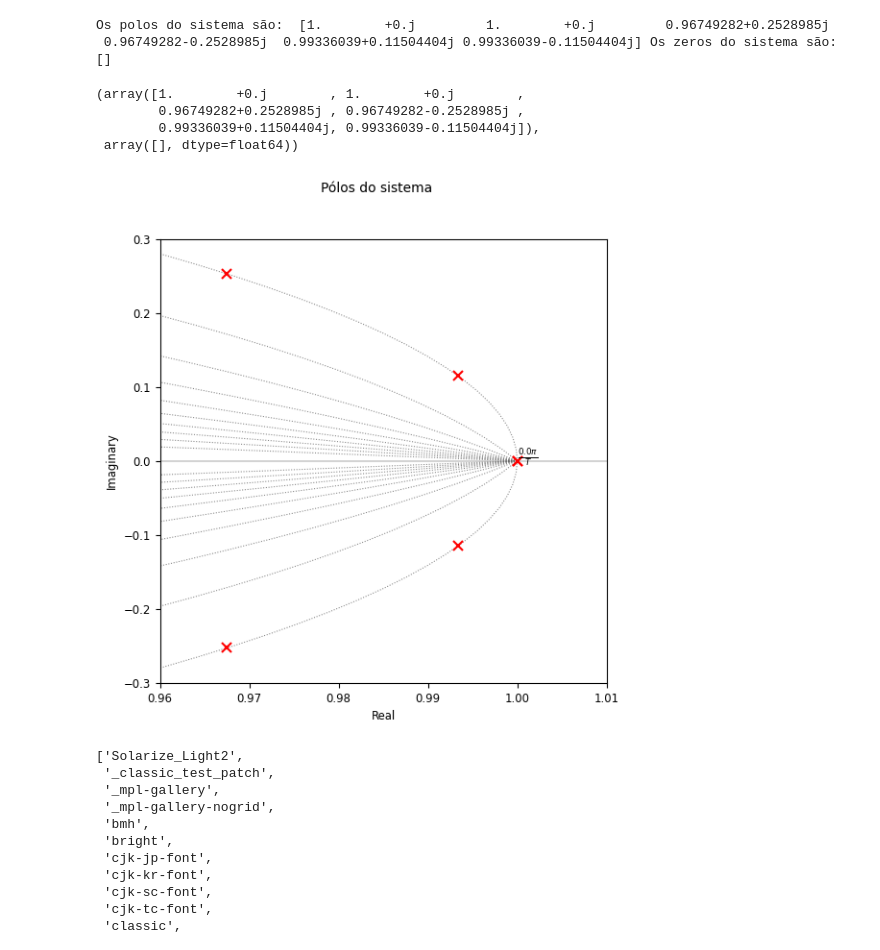
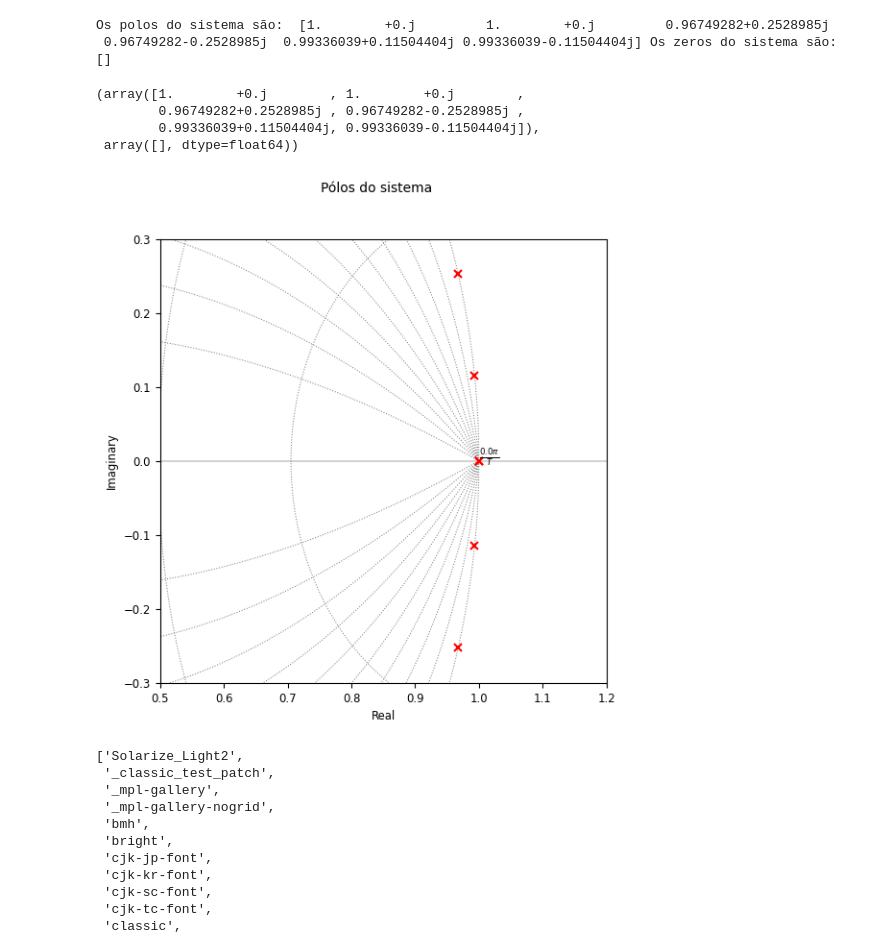
Before and after one commit to thebrendonbarbosa/Projeto_TCC_DPI_Thalyson, a Jupyter notebook: scripts/modelagem_sistema_duplo_pêndulo.ipynb, the cells around one changed output. Drawn from its saved outputs; the diff is of its cells as text; code cells hidden in the pictures.

```diff
--- a/scripts/modelagem_sistema_duplo_pêndulo.ipynb
+++ b/scripts/modelagem_sistema_duplo_pêndulo.ipynb
@@ -303,14 +303,14 @@ Os polos do sistema são:  [1.        +0.j         1.        +0.j         0.9674
 # %%
 # Pólos do sistema
 
 plt.figure(figsize=(6, 6))
-ct.pzmap(sys_discreto,plot=True,title ='Pólos do sistema',grid=True,marker_color='r',marker_size=7,xlim=[0.96,1.01],ylim=[-0.3,0.3],scaling=True)
+ct.pzmap(sys_discreto,plot=True,title ='Pólos do sistema',grid=True,marker_color='r',marker_size=6.4,xlim=[0.5,1.2],ylim=[-0.3,0.3],scaling=True)
 # %% [output]
 (array([1.        +0.j        , 1.        +0.j        ,
         0.96749282+0.2528985j , 0.96749282-0.2528985j ,
         0.99336039+0.11504404j, 0.99336039-0.11504404j]),
  array([], dtype=float64))
-[figure, old version]
+[figure, new version]
 # %%
 # Plotar resposta inicial do sistema
 
```
Also changed, not shown: 1 other file.
